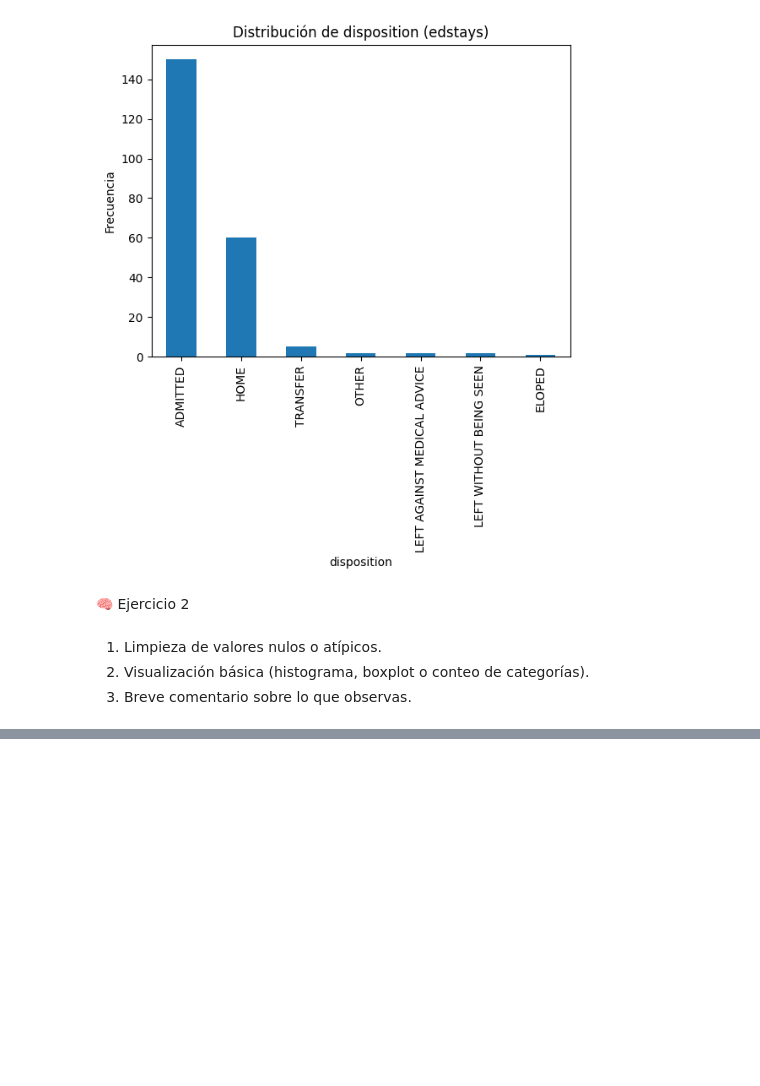
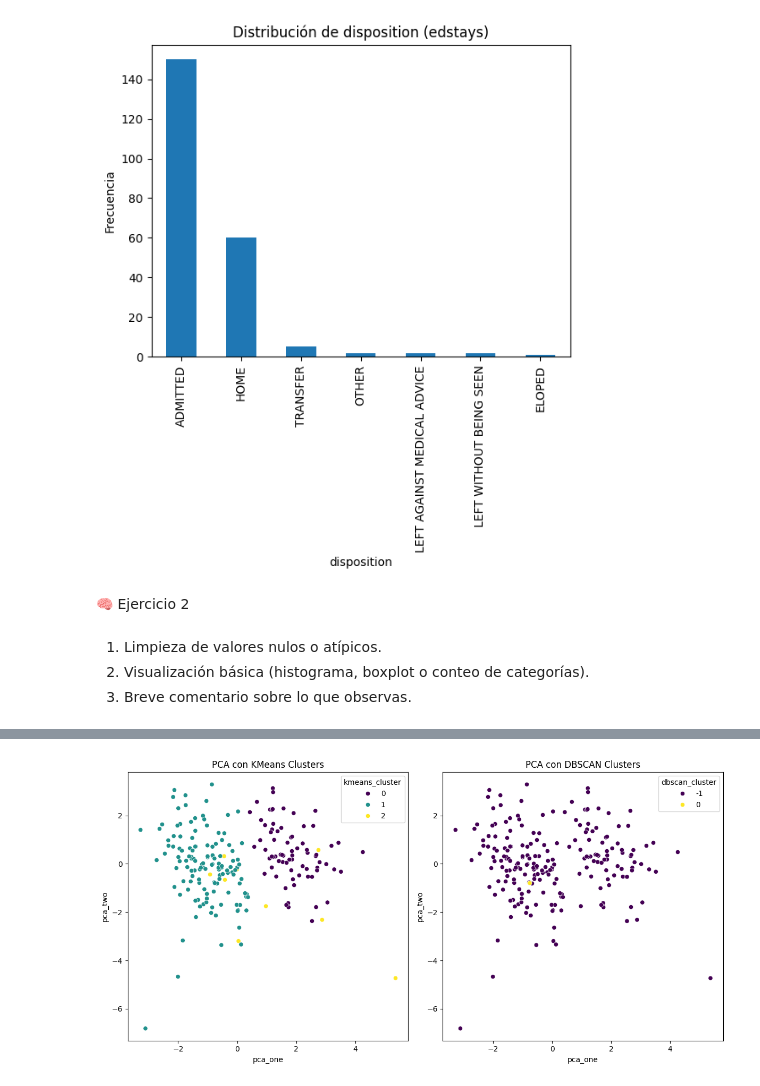
Before and after one commit to aaronblanco/TDI, a Jupyter notebook: Practica1.ipynb, the cells around one changed output, grey strips where cells are left out. Cells and saved outputs as stored; diff of their text form; code cells hidden in the pictures; blank space fills up the shorter version.

Commit message:
Terminadas agrupaciones y creados los clusters

```diff
--- a/Practica1.ipynb
+++ b/Practica1.ipynb
@@ -79,8 +53,6 @@ Resultado agrupacion diagnosticos: (221, 2)
 # %%
-
-
 # Implementa agrupaciones
-agg_map = {'temperature': 'mean', 'heartrate': 'max', 'o2sat': 'min'}
+agg_map = {'temperature': 'mean', 'heartrate': 'max', 'o2sat': 'min', 'sbp': 'max', 'dbp': 'max'}
 
 triage_cols = [col for col in agg_map.keys() if col in df_triage.columns]
 vitals_cols = [col for col in agg_map.keys() if col in df_vitalsign.columns]
@@ -88,15 +60,15 @@ vitals_cols = [col for col in agg_map.keys() if col in df_vitalsign.columns]
 triage_agg_map = {col: agg_map[col] for col in triage_cols}
 vitals_agg_map = {col: agg_map[col] for col in vitals_cols}
 
+
 triage_grp = df_triage.groupby('stay_id').agg(triage_agg_map).reset_index()
 vitals_grp = df_vitalsign.groupby('stay_id').agg(vitals_agg_map).reset_index()
 
 # Renombrar columnas agregadas para evitar conflictos
-triage_grp.rename(columns={'temperature': 'temperature_c_triage_mean', 'heartrate': 'heartrate_triage_max', 'o2sat': 'o2sat_triage_min'}, inplace=True)
-vitals_grp.rename(columns={'temperature': 'temperature_c_vitals_mean', 'heartrate': 'heartrate_vitals_max', 'o2sat': 'o2sat_vitals_min'}, inplace=True)
-print(df_triage.columns)
+triage_grp.rename(columns={'temperature': 'temperature_c_triage_mean', 'heartrate': 'heartrate_triage_max', 'o2sat': 'o2sat_triage_min', 'sbp': 'sbp_triage_max', 'dbp': 'dbp_triage_max'}, inplace=True)
+vitals_grp.rename(columns={'temperature': 'temperature_c_vitals_mean', 'heartrate': 'heartrate_vitals_max', 'o2sat': 'o2sat_vitals_min', 'sbp': 'sbp_vitals_max', 'dbp': 'dbp_vitals_max'}, inplace=True)
+
 # Fusionar los dataframes agrupados con df_merged
-
 
 df_merged = df_edstays.copy()
 
@@ -210,0 +206,82 @@ TypeError: detect_outliers_iqr() missing 1 required positional argument: 'featur
+# %%
+from sklearn.preprocessing import StandardScaler
+from sklearn.cluster import KMeans, DBSCAN
+from sklearn.decomposition import PCA
+from sklearn.manifold import TSNE
+import seaborn as sns
+
+# Seleccionar solo columnas numéricas para clustering
+# Excluir stay_id y hadm_id ya que son identificadores
+numeric_cols = merged.select_dtypes(include=np.number).columns.tolist()
+cols_to_exclude = ['stay_id', 'hadm_id']
+numeric_cols = [col for col in numeric_cols if col not in cols_to_exclude]
+
+# Crear un sub-dataframe con solo las columnas numéricas seleccionadas
+merged_numeric = merged[numeric_cols].copy()
+
+# Manejar valores faltantes para clustering (imputación con la media)
+# Puedes elegir otra estrategia de imputación si es necesario
+imputer = SimpleImputer(strategy='mean')
+merged_numeric_imputed = imputer.fit_transform(merged_numeric)
+merged_numeric_imputed_df = pd.DataFrame(merged_numeric_imputed, columns=numeric_cols)
+
+
+# Escalar los datos numéricos imputados
+scaler = StandardScaler()
+scaled_data = scaler.fit_transform(merged_numeric_imputed_df)
+scaled_df = pd.DataFrame(scaled_data, columns=numeric_cols)
+
+# Aplicar KMeans
+# Se puede experimentar con diferentes números de clusters (n_clusters)
+kmeans = KMeans(n_clusters=3, random_state=42, n_init=10)
+merged['kmeans_cluster'] = kmeans.fit_predict(scaled_data)
+
+# Aplicar DBSCAN
+# Se deben ajustar los parámetros eps y min_samples
+dbscan = DBSCAN(eps=0.5, min_samples=5)
+merged['dbscan_cluster'] = dbscan.fit_predict(scaled_data)
+
+
+# Visualización con PCA
+pca = PCA(n_components=2)
+pca_result = pca.fit_transform(scaled_data)
+merged['pca_one'] = pca_result[:,0]
+merged['pca_two'] = pca_result[:,1]
+
+plt.figure(figsize=(12, 6))
+
+plt.subplot(1, 2, 1)
+sns.scatterplot(x='pca_one', y='pca_two', hue='kmeans_cluster', data=merged, palette='viridis')
+plt.title('PCA con KMeans Clusters')
+
+plt.subplot(1, 2, 2)
+sns.scatterplot(x='pca_one', y='pca_two', hue='dbscan_cluster', data=merged, palette='viridis')
+plt.title('PCA con DBSCAN Clusters')
+
+plt.tight_layout()
+plt.show()
+
+# Visualización con t-SNE
+# t-SNE es computacionalmente más costoso y es mejor aplicarlo a un número menor de componentes de PCA
+# o directamente a los datos escalados si el dataset no es muy grande.
+# Usaremos los datos escalados directamente aquí.
+# Se pueden ajustar los parámetros n_components (usualmente 2 o 3) y perplexity
+tsne = TSNE(n_components=2, random_state=42, perplexity=30, n_iter=300)
+tsne_result = tsne.fit_transform(scaled_data)
+merged['tsne_one'] = tsne_result[:,0]
+merged['tsne_two'] = tsne_result[:,1]
+
+plt.figure(figsize=(12, 6))
+
+plt.subplot(1, 2, 1)
+sns.scatterplot(x='tsne_one', y='tsne_two', hue='kmeans_cluster', data=merged, palette='viridis')
+plt.title('t-SNE con KMeans Clusters')
+
+plt.subplot(1, 2, 2)
+sns.scatterplot(x='tsne_one', y='tsne_two', hue='dbscan_cluster', data=merged, palette='viridis')
+plt.title('t-SNE con DBSCAN Clusters')
+
+plt.tight_layout()
+plt.show()
+# %% [output]
+[figure, added]
```
Also changed, not shown: parts of 7 cells of this notebook.
